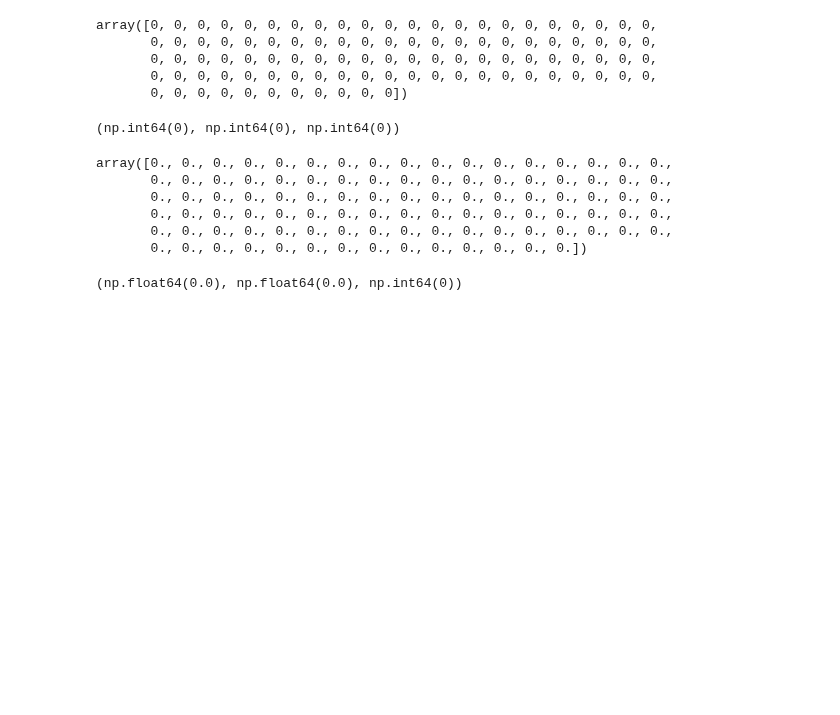
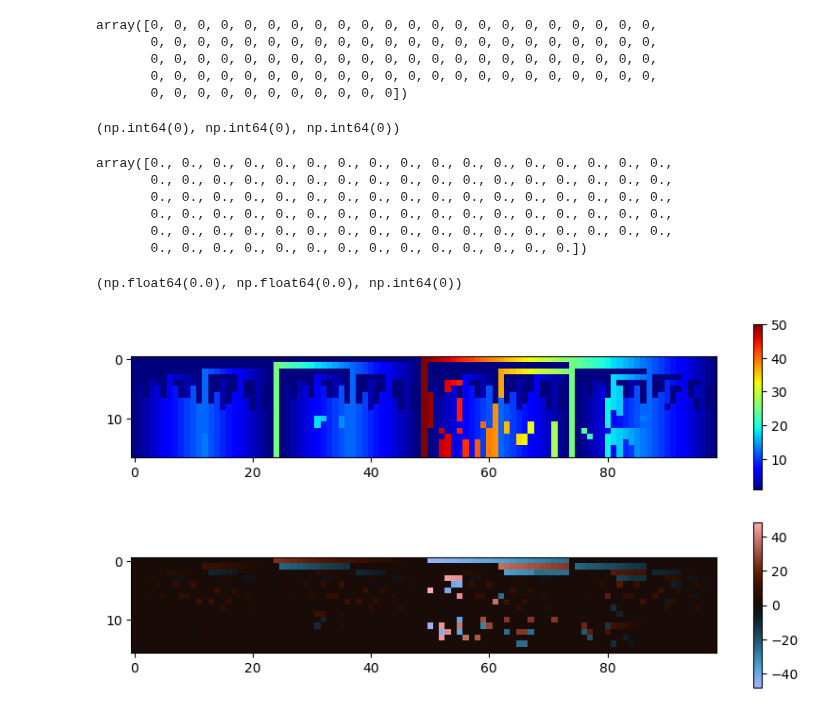
Before and after one commit to the-mysh/rl-coursework, a Jupyter notebook: tasks/gambler_problem/Gambler problem.ipynb, the cells around one changed output. Cells and saved outputs as stored; diff of their text form; code cells hidden in the pictures; blank space fills up the shorter version.

Commit message:
Policy evolution plots

```diff
--- a/tasks/gambler_problem/Gambler problem.ipynb
+++ b/tasks/gambler_problem/Gambler problem.ipynb
@@ -47,3 +47,21 @@ array([0., 0., 0., 0., 0., 0., 0., 0., 0., 0., 0., 0., 0., 0., 0., 0., 0.,
 values_diff.max(), values_diff.min(), np.where(values_diff, 1, 0).sum()
 # %% [output]
 (np.float64(0.0), np.float64(0.0), np.int64(0))
+# %%
+import matplotlib.pyplot as plt
+
+
+def plot_policy_evolution(pis):
+    fig, axes = plt.subplots(2, 1, figsize=(10, 5))
+
+    im0 = axes[0].imshow(pis, cmap='jet')
+    fig.colorbar(im0, ax=axes[0])
+
+    pdiff = np.diff(pis, axis=0)
+    m = np.max(np.abs(pdiff))
+    im1 = axes[1].imshow(pdiff, cmap='berlin', vmin=-m, vmax=m)
+    fig.colorbar(im1, ax=axes[1])
+
+plot_policy_evolution(vec_pi_track)
+# %% [output]
+[figure, added]
```
Also changed, not shown: parts of 1 cell of this notebook.
